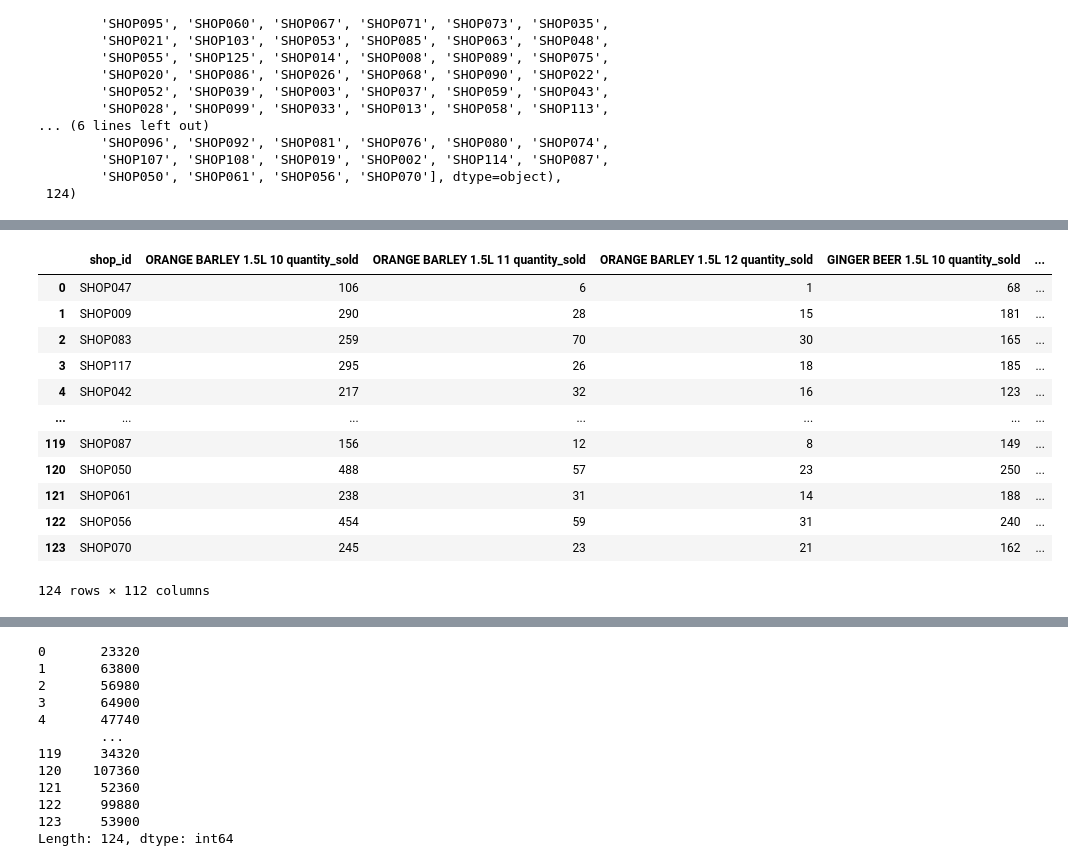
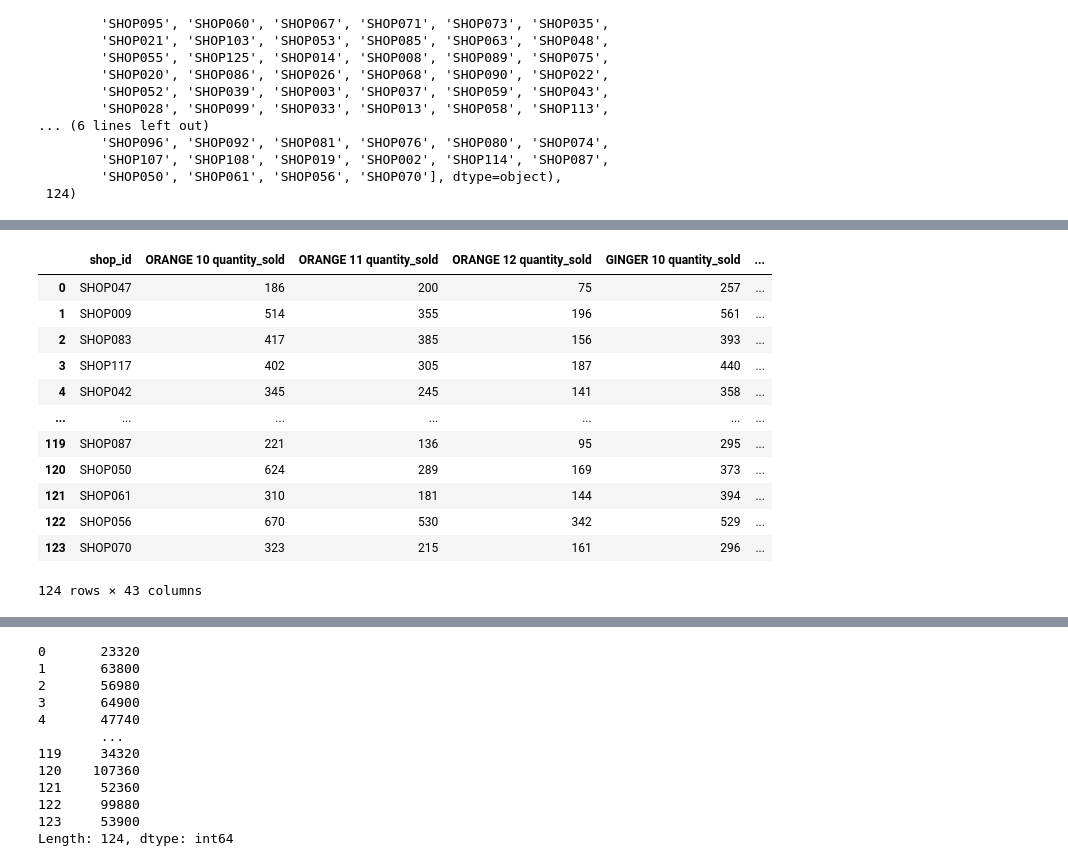
Before and after one commit to sandani98/DataStorm-4.0, a Jupyter notebook: data-storm-4/Day 3/main_day3.ipynb, the cells around one changed output, grey strips where cells are left out. Drawn from its saved outputs; the diff is of its cells as text; code cells hidden in the pictures.

```diff
--- a/data-storm-4/Day 3/main_day3.ipynb
+++ b/data-storm-4/Day 3/main_day3.ipynb
@@ -5,6 +5,6 @@ import matplotlib.pyplot as plt
 from datetime import datetime
 import math
 # %%
-historical_transaction_data = pd.read_csv('Historical-transaction-data.csv')
+historical_transaction_data = pd.read_csv('merged.csv',index_col=0)
 historical_transaction_data
 # %% [output]
@@ -24,5 +24,5 @@ historical_transaction_data
 # %%
-historical_transaction_data['year'] = pd.DatetimeIndex(historical_transaction_data['transaction_date']).year
-historical_transaction_data['month'] = pd.DatetimeIndex(historical_transaction_data['transaction_date']).month
-historical_transaction_data['day'] = pd.DatetimeIndex(historical_transaction_data['transaction_date']).day
-historical_transaction_data['earning'] = historical_transaction_data['item_price']*historical_transaction_data['quantity_sold']
+# historical_transaction_data['year'] = pd.DatetimeIndex(historical_transaction_data['transaction_date']).year
+# historical_transaction_data['month'] = pd.DatetimeIndex(historical_transaction_data['transaction_date']).month
+# historical_transaction_data['day'] = pd.DatetimeIndex(historical_transaction_data['transaction_date']).day
+# historical_transaction_data['earning'] = historical_transaction_data['item_price']*historical_transaction_data['quantity_sold']
@@ -89,13 +78,13 @@ for shop_id in shops:
     header_lst_item_price = ('shop_id',)
     for i in items:
         # print('i',i)
-        for month_ in range(10,13):
+        # for month_ in range(10,13):
             # print(day_)
             # print(i+'-2021/'+str(month_)+'/'+str(day_))
             # a = historical_transaction_data.loc[historical_transaction_data.shop_id == shop_id]
             # b = a.loc[a.item_description == i]
             # c = b.loc[b.date == datetime(2021,month_,day_).date()]
-            header_lst_item_price = header_lst_item_price + ( i+' '+str(month_)+' item_price',)
+        header_lst_item_price = header_lst_item_price + ( i+' item_price',)
 # %%
 header_lst_item_price
 # %% [output]
@@ -189,19 +176,19 @@ for shop_id in shops:
     lst = [shop_id]
     for i in items:
         # print('i',i)
-        for month_ in range(10,13):
+        # for month_ in range(10,13):
                 # print(month_)
                 # print(i+'-2021/'+str(month_)+'/'+str(day_))
-                a = historical_transaction_data.loc[historical_transaction_data.shop_id == shop_id]
-                b = a.loc[a.item_description == i]
-                c = b.loc[b.month == month_]
-                k = c.item_price.mode()
-                # print('k',k,'k[0]',k[0])
-                if c.item_price.isna().all():
-                    k=0
-                else:
-                    k = c.item_price.mode(dropna=True)[0]
-                lst.append(k)
+        a = historical_transaction_data.loc[historical_transaction_data.shop_id == shop_id]
+        b = a.loc[a.item_description == i]
+        c = b.loc[b.month == month_]
+        k = c.item_price.mode()
+        # print('k',k,'k[0]',k[0])
+        if c.item_price.isna().all():
+            k=0
+        else:
+            k = c.item_price.mode(dropna=True)[0]
+        lst.append(k)
                 # print(k)
     print(lst)
     lst_of_lsts_item_price.append(lst)
@@ -281,21 +268,21 @@ for shop_id in shops:
 # %%
 quantity_sold_per_item_per_month = pd.DataFrame(lst_of_lsts_quantity_sold, columns=header_lst_quantity_sold)
-quantity_sold_per_item_per_month.to_csv('quantity_sold_per_item_per_month.csv')
+quantity_sold_per_item_per_month.to_csv('chalani_quantity_sold_per_item_per_month.csv')
 quantity_sold_per_item_per_month
 # %% [output]
-|  | shop_id | ORANGE BARLEY 1.5L 10 quantity_sold | ORANGE BARLEY 1.5L 11 quantity_sold | ORANGE BARLEY 1.5L 12 quantity_sold | GINGER BEER 1.5L 10 quantity_sold | ... |
-| 0 | SHOP047 | 106 | 6 | 1 | 68 | ... |
-| 1 | SHOP009 | 290 | 28 | 15 | 181 | ... |
-| 2 | SHOP083 | 259 | 70 | 30 | 165 | ... |
-| 3 | SHOP117 | 295 | 26 | 18 | 185 | ... |
-| 4 | SHOP042 | 217 | 32 | 16 | 123 | ... |
+|  | shop_id | ORANGE 10 quantity_sold | ORANGE 11 quantity_sold | ORANGE 12 quantity_sold | GINGER 10 quantity_sold | ... |
+| 0 | SHOP047 | 186 | 200 | 75 | 257 | ... |
+| 1 | SHOP009 | 514 | 355 | 196 | 561 | ... |
+| 2 | SHOP083 | 417 | 385 | 156 | 393 | ... |
+| 3 | SHOP117 | 402 | 305 | 187 | 440 | ... |
+| 4 | SHOP042 | 345 | 245 | 141 | 358 | ... |
 | ... | ... | ... | ... | ... | ... | ... |
-| 119 | SHOP087 | 156 | 12 | 8 | 149 | ... |
-| 120 | SHOP050 | 488 | 57 | 23 | 250 | ... |
-| 121 | SHOP061 | 238 | 31 | 14 | 188 | ... |
-| 122 | SHOP056 | 454 | 59 | 31 | 240 | ... |
-| 123 | SHOP070 | 245 | 23 | 21 | 162 | ... |
+| 119 | SHOP087 | 221 | 136 | 95 | 295 | ... |
+| 120 | SHOP050 | 624 | 289 | 169 | 373 | ... |
+| 121 | SHOP061 | 310 | 181 | 144 | 394 | ... |
+| 122 | SHOP056 | 670 | 530 | 342 | 529 | ... |
+| 123 | SHOP070 | 323 | 215 | 161 | 296 | ... |
-124 rows × 112 columns
+124 rows × 43 columns
 # %%
 stores1 = pd.merge(store_info,item_price_per_item_per_month,how='left',on='shop_id')
 stores1
```
Also changed, not shown: parts of 14 cells of this notebook, 10 other files.
